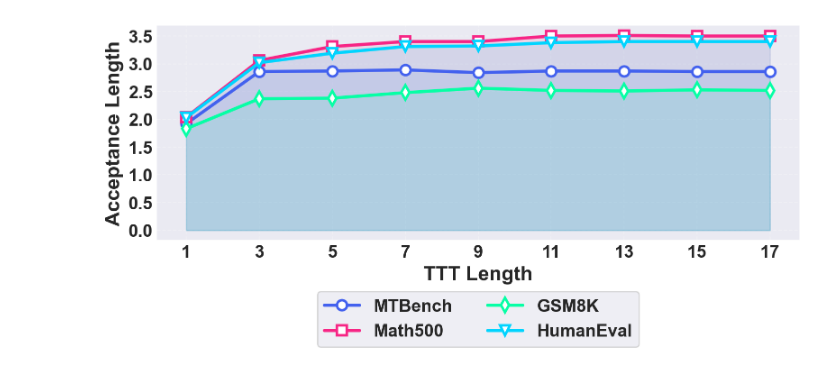
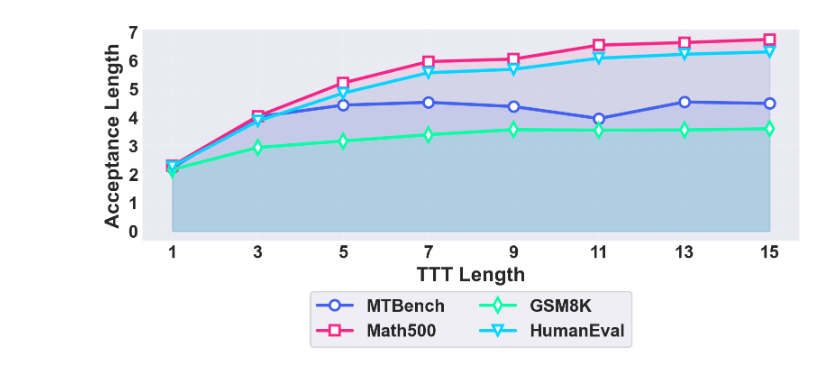
Before and after one commit to FrankLeeeee/My-Plot, a Jupyter notebook: examples/training-time-test.ipynb, the cells around one changed output. Saved outputs shown, nothing was run; the diff lists cells and outputs as text; code cells hidden in the pictures.

```diff
--- a/examples/training-time-test.ipynb
+++ b/examples/training-time-test.ipynb
@@ -61,36 +61,36 @@ def generate_line_plot(
         # put legend below the plot
         plt.legend(frameon=True, loc='upper center', bbox_to_anchor=(0.5, -0.2), ncol=2, prop={'weight': 'bold', 'size': 14})
 
     if show_grid:
         plt.grid(True, alpha=0.3, linestyle='--')
 
     plt.tight_layout()
 
 
 # Generate sample data
-months = ['1', '3', '5', '7', '9', '11', '13', '15', '17']
+months = ['1', '3', '5', '7', '9', '11', '13', '15']
 data_list = [
-        LinePlotData(x=[0, 1, 2, 3, 4, 5, 6, 7, 8], y=[1.92, 2.86, 2.87, 2.89, 2.84, 2.87, 2.87, 2.86, 2.86], name='MTBench'),
-        LinePlotData(x=[0, 1, 2, 3, 4, 5, 6, 7, 8], y=[2.04, 3.06, 3.31, 3.40, 3.40, 3.50, 3.51, 3.50, 3.50], name='Math500'),
-        LinePlotData(x=[0, 1, 2, 3, 4, 5, 6, 7, 8], y=[1.83, 2.37, 2.38, 2.48, 2.56, 2.52, 2.51, 2.53, 2.52], name='GSM8K'),
-        LinePlotData(x=[0, 1, 2, 3, 4, 5, 6, 7, 8], y=[2.03, 3.02, 3.19, 3.31, 3.32, 3.38, 3.40, 3.40, 3.40], name='HumanEval'),
+        LinePlotData(x=[0, 1, 2, 3, 4, 5, 6, 7], y=[2.23, 4.02, 4.43, 4.53, 4.38, 3.96, 4.54, 4.49], name='MTBench'),
+        LinePlotData(x=[0, 1, 2, 3, 4, 5, 6, 7], y=[2.30, 4.04, 5.21, 5.96, 6.05, 6.54, 6.63, 6.74], name='Math500'),
+        LinePlotData(x=[0, 1, 2, 3, 4, 5, 6, 7], y=[2.17, 2.94, 3.17, 3.39, 3.57, 3.55, 3.56, 3.60], name='GSM8K'),
+        LinePlotData(x=[0, 1, 2, 3, 4, 5, 6, 7], y=[2.28, 3.87, 4.85, 5.57, 5.69, 6.08, 6.22, 6.30], name='HumanEval'),
 ]
 
 
 generate_line_plot(
         data_list=data_list,
         x_label='TTT Length',
         y_label='Acceptance Length',
         title=None,
         x_ticks=[
             list(range(len(months))),
             months
         ],
         show_legend=True,
         show_grid=True,
         show_area_under_curve=True
 )
 plt.savefig('plots/training-time-test.pdf', dpi=300)
 plt.show()
 # %% [output]
-[figure, old version]
+[figure, new version]
```
Also changed, not shown: 4 other files.
